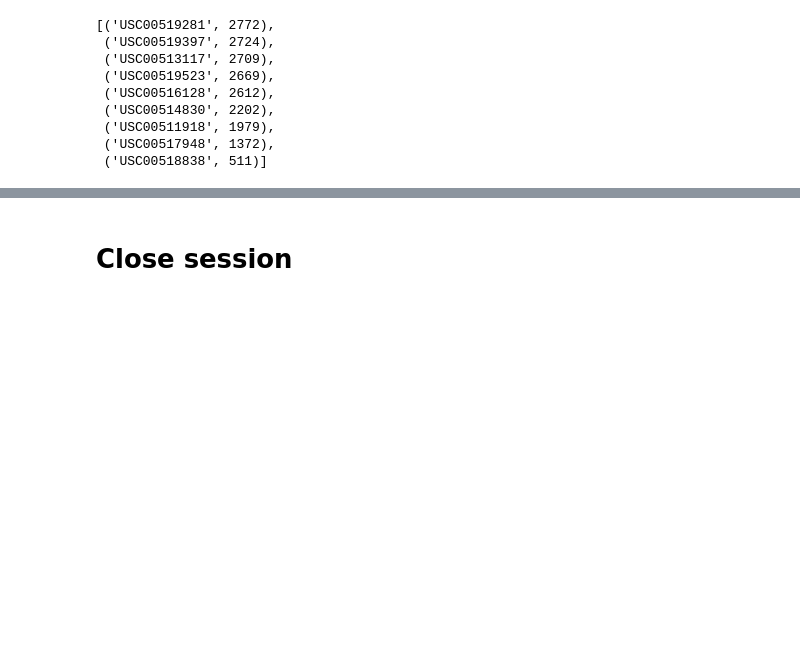
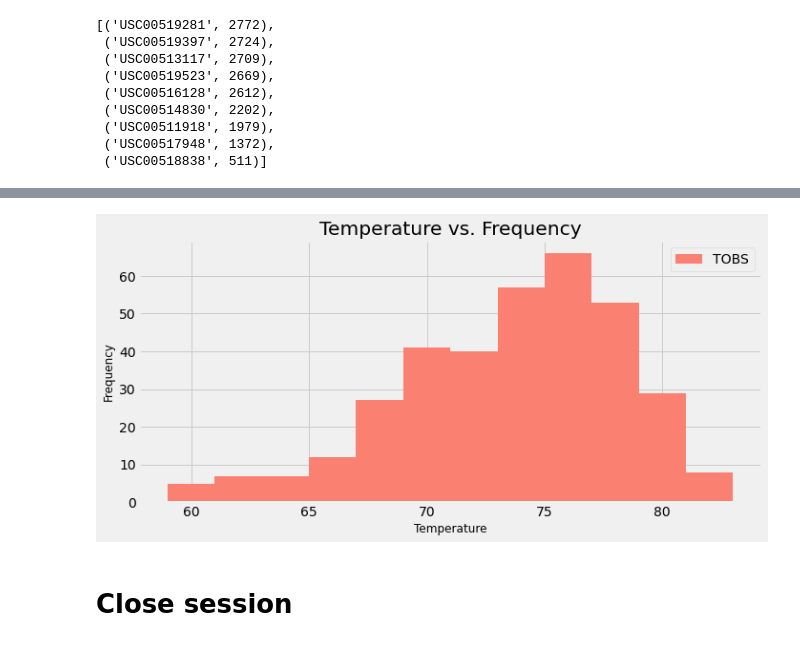
Before and after one commit to dschoen24/Surfs-Up-SQLALCHEMY, a Jupyter notebook: climate_starter.ipynb, the cells around one changed output, grey strips where cells are left out. Cells and saved outputs as stored; diff of their text form; code cells hidden in the pictures; blank space fills up the shorter version.

Commit message:
station analysis code completed

```diff
--- a/climate_starter.ipynb
+++ b/climate_starter.ipynb
@@ -180,3 +188,12 @@ total_stations
 # %%
 # Using the most active station id
 # Query the last 12 months of temperature observation data for this station and plot the results as a histogram
+tobs_data = session.query(measurement.tobs).\
+    filter(measurement.date >= year_ago).\
+    filter(measurement.station == "USC00519281").\
+    order_by(measurement.date).all()
+
+# Save the Query Results as a Pandas DataFrame
+tobs_df = pd.DataFrame(tobs_data, columns=["TOBS"])
+
+tobs_df
@@ -183,3 +214,14 @@ total_stations
+# %%
+#plot the results as a histogram with 12 Bins
+tobs_df.plot.hist(bins=12, title="Temperature vs. Frequency",fontsize=14, color="salmon", figsize=(10,5))
+plt.xlabel("Temperature",fontsize=12)
+plt.ylabel("Frequency",fontsize=12)
+plt.legend(loc="upper right")
+plt.tight_layout()
+plt.savefig("Images/temp_vs_freq_histogram.png")
+plt.show()
+# %% [output]
+[figure, added]
 # %% [markdown]
 # Close session
 # %%
```
Also changed, not shown: parts of 2 cells of this notebook, 1 other file.
